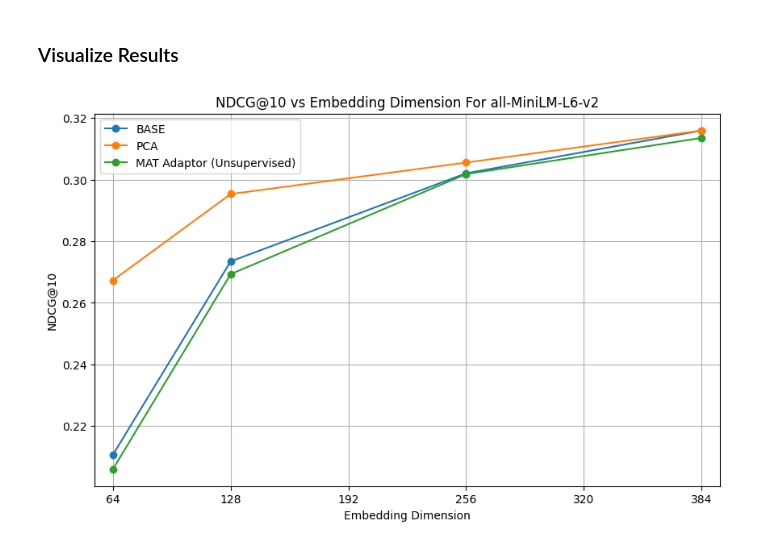
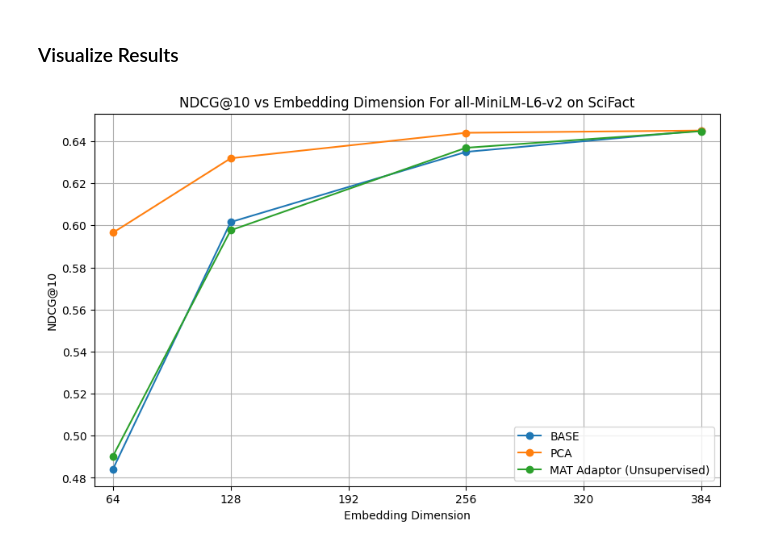
Before and after one commit to WillPowellUk/MatryoshkaAdaptor, a Jupyter notebook: matryoshka_adaptor.ipynb, the cells around one changed output. Drawn from its saved outputs; the diff is of its cells as text; code cells hidden in the pictures.

```diff
--- a/matryoshka_adaptor.ipynb
+++ b/matryoshka_adaptor.ipynb
@@ -786,35 +727,26 @@ import matplotlib.pyplot as plt
 
 # BASE results
 base_result_paths = {
-    "64": "results/NFCorpus/all-MiniLM-L6-v2_BASE/64/sentence-transformers__all-MiniLM-L6-v2/8b3219a92973c328a8e22fadcfa821b5dc75636a/NFCorpus.json",
-    "128": "results/NFCorpus/all-MiniLM-L6-v2_BASE/128/sentence-transformers__all-MiniLM-L6-v2/8b3219a92973c328a8e22fadcfa821b5dc75636a/NFCorpus.json",
-    "256": "results/NFCorpus/all-MiniLM-L6-v2_BASE/256/sentence-transformers__all-MiniLM-L6-v2/8b3219a92973c328a8e22fadcfa821b5dc75636a/NFCorpus.json",
-    "384": "results/NFCorpus/all-MiniLM-L6-v2_BASE/384/sentence-transformers__all-MiniLM-L6-v2/8b3219a92973c328a8e22fadcfa821b5dc75636a/NFCorpus.json"
+    "64": "results/SciFact/all-MiniLM-L6-v2_BASE/64/sentence-transformers__all-MiniLM-L6-v2/8b3219a92973c328a8e22fadcfa821b5dc75636a/SciFact.json",
+    "128": "results/SciFact/all-MiniLM-L6-v2_BASE/128/sentence-transformers__all-MiniLM-L6-v2/8b3219a92973c328a8e22fadcfa821b5dc75636a/SciFact.json",
+    "256": "results/SciFact/all-MiniLM-L6-v2_BASE/256/sentence-transformers__all-MiniLM-L6-v2/8b3219a92973c328a8e22fadcfa821b5dc75636a/SciFact.json",
+    "384": "results/SciFact/all-MiniLM-L6-v2_BASE/384/sentence-transformers__all-MiniLM-L6-v2/8b3219a92973c328a8e22fadcfa821b5dc75636a/SciFact.json"
 }
 
 # PCA results
 pca_result_paths = {
-    "64": "results/NFCorpus/all-MiniLM-L6-v2_PCA/64/sentence-transformers__all-MiniLM-L6-v2/8b3219a92973c328a8e22fadcfa821b5dc75636a/NFCorpus.json",
-    "128": "results/NFCorpus/all-MiniLM-L6-v2_PCA/128/sentence-transformers__all-MiniLM-L6-v2/8b3219a92973c328a8e22fadcfa821b5dc75636a/NFCorpus.json",
-    "256": "results/NFCorpus/all-MiniLM-L6-v2_PCA/256/sentence-transformers__all-MiniLM-L6-v2/8b3219a92973c328a8e22fadcfa821b5dc75636a/NFCorpus.json",
-    "384": "results/NFCorpus/all-MiniLM-L6-v2_BASE/384/sentence-transformers__all-MiniLM-L6-v2/8b3219a92973c328a8e22fadcfa821b5dc75636a/NFCorpus.json",
+    "64": "results/SciFact/all-MiniLM-L6-v2_PCA_64/64/sentence-transformers__all-MiniLM-L6-v2/8b3219a92973c328a8e22fadcfa821b5dc75636a/SciFact.json",
+    "128": "results/SciFact/all-MiniLM-L6-v2_PCA_128/128/sentence-transformers__all-MiniLM-L6-v2/8b3219a92973c328a8e22fadcfa821b5dc75636a/SciFact.json",
+    "256": "results/SciFact/all-MiniLM-L6-v2_PCA_256/256/sentence-transformers__all-MiniLM-L6-v2/8b3219a92973c328a8e22fadcfa821b5dc75636a/SciFact.json",
+    "384": "results/SciFact/all-MiniLM-L6-v2_BASE/384/sentence-transformers__all-MiniLM-L6-v2/8b3219a92973c328a8e22fadcfa821b5dc75636a/SciFact.json"
 }
 
 # Unsupervised Matryoshka-Adaptor results
-# unsup_mat_adaptor_result_paths = {
-#     "64": "results/NFCorpus/all-MiniLM-L6-v2_MAT_ADAPTOR_UNSUPERVISED/64/sentence-transformers__all-MiniLM-L6-v2/8b3219a92973c328a8e22fadcfa821b5dc75636a/NFCorpus.json",
-#     "128": "results/NFCorpus/all-MiniLM-L6-v2_MAT_ADAPTOR_UNSUPERVISED/128/sentence-transformers__all-MiniLM-L6-v2/8b3219a92973c328a8e22fadcfa821b5dc75636a/NFCorpus.json",
-#     "256": "results/NFCorpus/all-MiniLM-L6-v2_MAT_ADAPTOR_UNSUPERVISED/256/sentence-transformers__all-MiniLM-L6-v2/8b3219a92973c328a8e22fadcfa821b5dc75636a/NFCorpus.json",
-#     # "384": "results/NFCorpus/all-MiniLM-L6-v2_MAT_ADAPTOR_UNSUPERVISED/384/sentence-transformers__all-MiniLM-L6-v2/8b3219a92973c328a8e22fadcfa821b5dc75636a/NFCorpus.json"
-# }
-
-# Multi
-
 unsup_mat_adaptor_result_paths = {
-    "64": "results/NFCorpus/all-MiniLM-L6-v2_MAT_ADAPTOR_UNSUPERVISED_Multi/64/sentence-transformers__all-MiniLM-L6-v2/8b3219a92973c328a8e22fadcfa821b5dc75636a/NFCorpus.json",
-    "128": "results/NFCorpus/all-MiniLM-L6-v2_MAT_ADAPTOR_UNSUPERVISED_Multi/128/sentence-transformers__all-MiniLM-L6-v2/8b3219a92973c328a8e22fadcfa821b5dc75636a/NFCorpus.json",
-    "256": "results/NFCorpus/all-MiniLM-L6-v2_MAT_ADAPTOR_UNSUPERVISED_Multi/256/sentence-transformers__all-MiniLM-L6-v2/8b3219a92973c328a8e22fadcfa821b5dc75636a/NFCorpus.json",
-    "384": "results/NFCorpus/all-MiniLM-L6-v2_MAT_ADAPTOR_UNSUPERVISED_Multi/384/sentence-transformers__all-MiniLM-L6-v2/8b3219a92973c328a8e22fadcfa821b5dc75636a/NFCorpus.json",
+    "64": "results/SciFact/all-MiniLM-L6-v2_MAT_ADAPTOR_UNSUPERVISED/64/sentence-transformers__all-MiniLM-L6-v2/8b3219a92973c328a8e22fadcfa821b5dc75636a/SciFact.json",
+    "128": "results/SciFact/all-MiniLM-L6-v2_MAT_ADAPTOR_UNSUPERVISED/128/sentence-transformers__all-MiniLM-L6-v2/8b3219a92973c328a8e22fadcfa821b5dc75636a/SciFact.json",
+    "256": "results/SciFact/all-MiniLM-L6-v2_MAT_ADAPTOR_UNSUPERVISED/256/sentence-transformers__all-MiniLM-L6-v2/8b3219a92973c328a8e22fadcfa821b5dc75636a/SciFact.json",
+    "384": "results/SciFact/all-MiniLM-L6-v2_MAT_ADAPTOR_UNSUPERVISED/384/sentence-transformers__all-MiniLM-L6-v2/8b3219a92973c328a8e22fadcfa821b5dc75636a/SciFact.json"
 }
 
 def load_results(result_paths):
@@ -830,32 +762,32 @@ def load_results(result_paths):
             ndcg_at_10_values.append(ndcg_at_10)
 
     return dimensions, ndcg_at_10_values
 
 # Load the results for each method
 base_dimensions, base_ndcg_at_10_values = load_results(base_result_paths)
 pca_dimensions, pca_ndcg_at_10_values = load_results(pca_result_paths)
 unsup_mat_adaptor_dimensions, unsup_mat_adaptor_ndcg_at_10_values = load_results(unsup_mat_adaptor_result_paths)
 
 # Plotting the results
 plt.figure(figsize=(10, 6))
 
 # Plot BASE
 plt.plot(base_dimensions, base_ndcg_at_10_values, marker='o', label='BASE')
 
 # Plot PCA
 plt.plot(pca_dimensions, pca_ndcg_at_10_values, marker='o', label='PCA')
 
 # Plot Unsupervised Matryoshka-Adaptor
 plt.plot(unsup_mat_adaptor_dimensions, unsup_mat_adaptor_ndcg_at_10_values, marker='o', label='MAT Adaptor (Unsupervised)')
 
 # Adding labels and title
 plt.xticks(range(0, max(base_dimensions) + 64, 64))
 plt.xlim(min(base_dimensions)-10, max(base_dimensions) + 10)
-plt.title('NDCG@10 vs Embedding Dimension For all-MiniLM-L6-v2')
+plt.title('NDCG@10 vs Embedding Dimension For all-MiniLM-L6-v2 on SciFact')
 plt.xlabel('Embedding Dimension')
 plt.ylabel('NDCG@10')
 plt.grid(True)
 plt.legend()
 plt.show()
 # %% [output]
-[figure, old version]
+[figure, new version]
```
Also changed, not shown: parts of 12 cells of this notebook, 33 other files.
